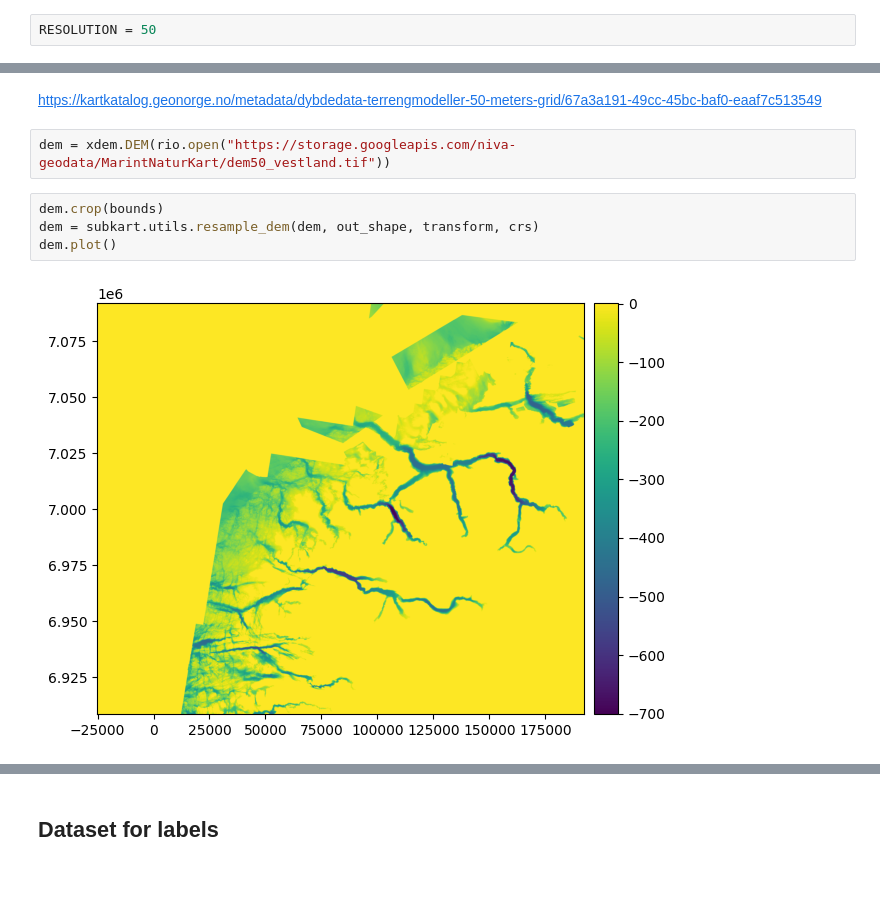
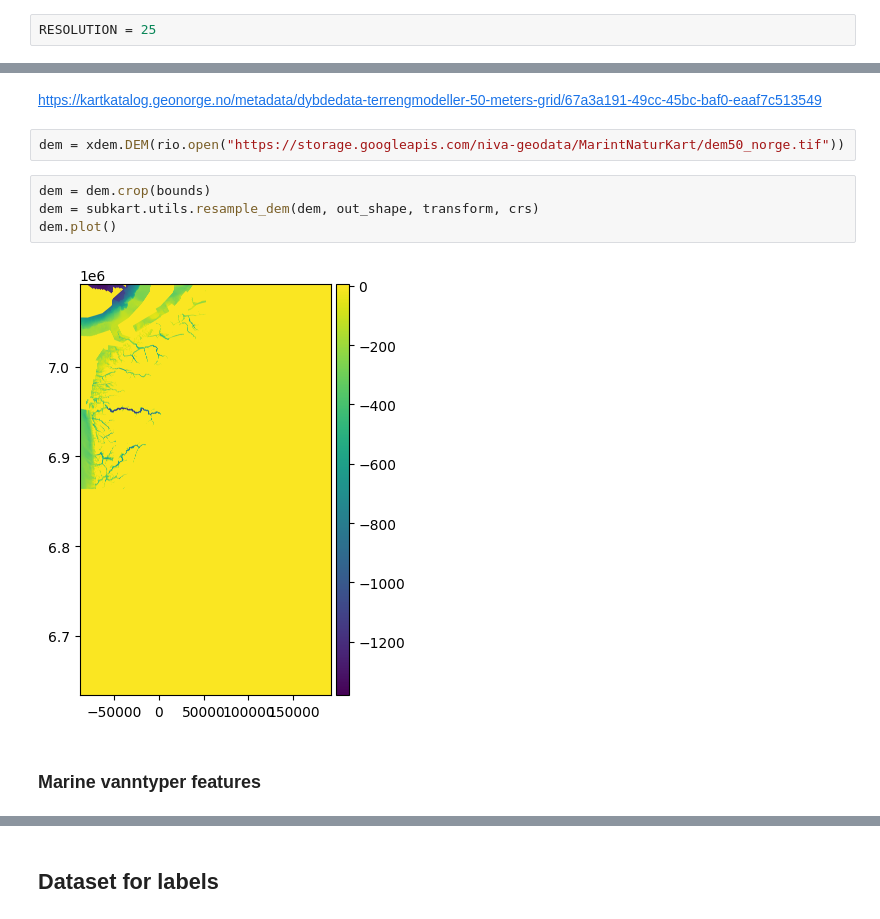
Before and after one commit to NIVANorge/marint-naturkart-niva, a Jupyter notebook: notebooks/02_modelling.ipynb, the cells around one changed output, grey strips where cells are left out. Drawn from its saved outputs; the diff is of its cells as text; blank space fills up the shorter version.

```diff
--- a/notebooks/02_modelling.ipynb
+++ b/notebooks/02_modelling.ipynb
@@ -43,7 +43,7 @@ import subkart
 # %% [markdown]
 ## Terrain features
 # %%
-RESOLUTION = 50
+RESOLUTION = 25
 # %%
 gdf_sea_map = subkart.sources.sea_map_basisdata(["Rogaland","More_og_Romsdal", "Vestland"])
 crs = gdf_sea_map.crs
@@ -59,10 +59,12 @@ subkart.utils.plot_terrain_features(gdf_sea_map)
 # %% [markdown]
 https://kartkatalog.geonorge.no/metadata/dybdedata-terrengmodeller-50-meters-grid/67a3a191-49cc-45bc-baf0-eaaf7c513549
 # %%
-dem = xdem.DEM(rio.open("https://storage.googleapis.com/niva-geodata/MarintNaturKart/dem50_vestland.tif"))
+dem = xdem.DEM(rio.open("https://storage.googleapis.com/niva-geodata/MarintNaturKart/dem50_norge.tif"))
 # %%
-dem.crop(bounds)
+dem = dem.crop(bounds)
 dem = subkart.utils.resample_dem(dem, out_shape, transform, crs)
 dem.plot()
 # %% [output]
-[figure, old version]
+[figure, new version]
+# %% [markdown]
+### Marine vanntyper features
```
Also changed, not shown: parts of 9 cells of this notebook, 1 other file.
